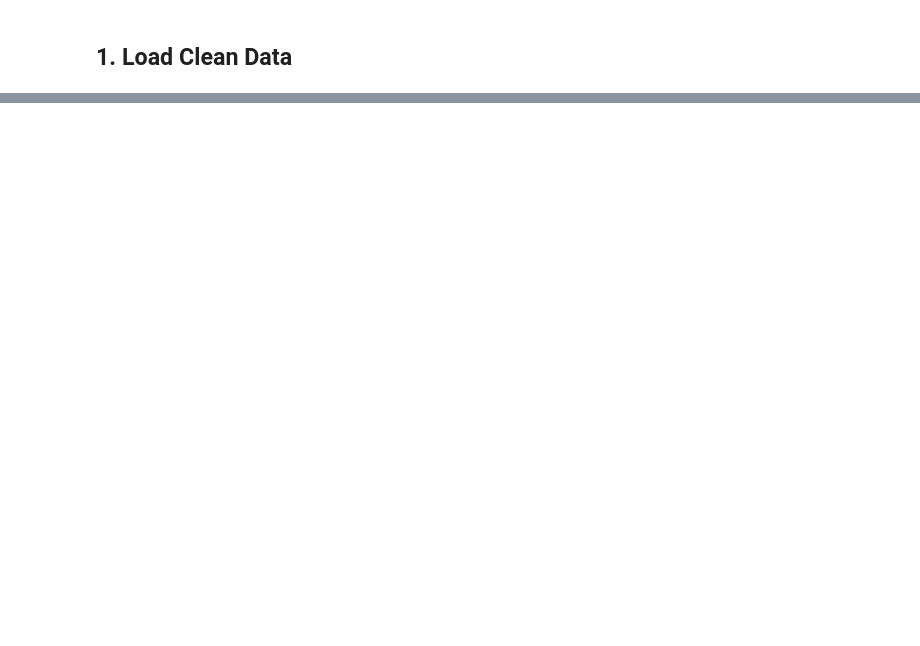
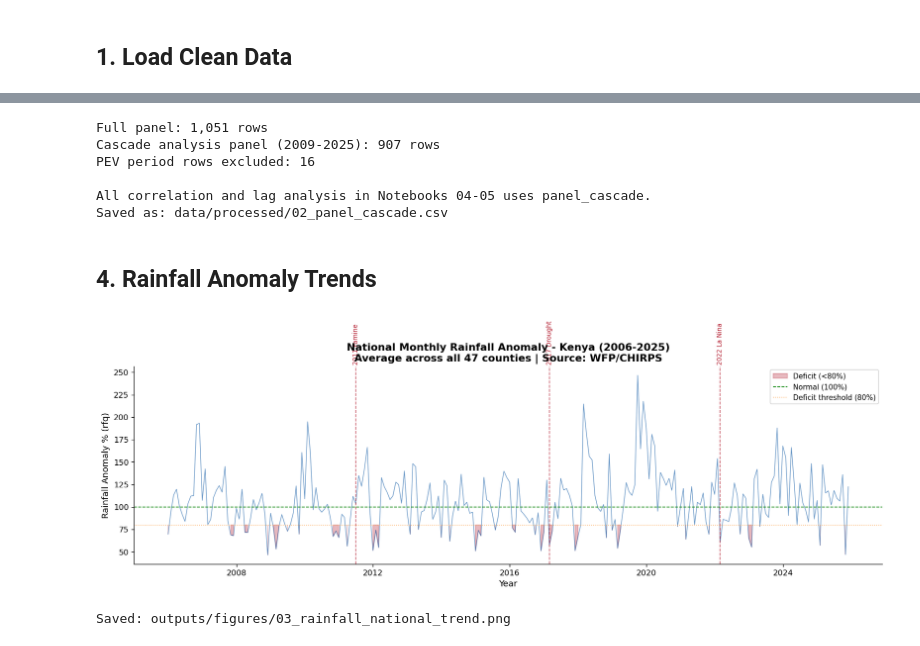
Before and after one commit to MutwiriC/compound-crisis-cascade-kenya, a Jupyter notebook: notebooks/03_eda.ipynb, the cells around one changed output, grey strips where cells are left out. Cells and saved outputs as stored; diff of their text form; code cells hidden in the pictures; blank space fills up the shorter version.

```diff
--- a/notebooks/03_eda.ipynb
+++ b/notebooks/03_eda.ipynb
@@ -852,0 +172,74 @@ Saved: ..\outputs\tables\03_eda_county_summary.csv
+# %%
+# Load raw conflict to disaggregate by event type
+# conf_clean already filtered to political violence types
+# Here we re-read raw to check what event types we have
+
+# Flag 2007-2008 post-election violence period
+# This is a political outlier unrelated to climate cascade
+# Confirmed: Kenya presidential election December 2007, violence January-March 2008
+panel['pev_period'] = (
+    (panel['year_month'] >= '2007-12') &
+    (panel['year_month'] <= '2008-03')
+).astype(int)
+
+# Cascade analysis panel: exclude PEV period
+panel_cascade = panel[
+    (panel['year_month'] >= CASCADE_START) &
+    (panel['year_month'] <= CASCADE_END)
+].copy()
+
+print(f"Full panel: {len(panel):,} rows")
+print(f"Cascade analysis panel (2009-2025): {len(panel_cascade):,} rows")
+print(f"PEV period rows excluded: {panel['pev_period'].sum()}")
+print()
+print("All correlation and lag analysis in Notebooks 04-05 uses panel_cascade.")
+print("Saved as: data/processed/02_panel_cascade.csv")
+panel_cascade.to_csv(os.path.join(CLEAN, '02_panel_cascade.csv'), index=False)
+# %% [output]
+Full panel: 1,051 rows
+Cascade analysis panel (2009-2025): 907 rows
+PEV period rows excluded: 16
+
+All correlation and lag analysis in Notebooks 04-05 uses panel_cascade.
+Saved as: data/processed/02_panel_cascade.csv
+# %% [markdown]
+## 4. Rainfall Anomaly Trends
+# %%
+# National monthly mean rfq
+national_rain = (
+    rain_clean
+    .groupby('year_month')['rfq_mean']
+    .mean()
+    .reset_index()
+)
+national_rain['date'] = pd.to_datetime(national_rain['year_month'])
+
+fig, ax = plt.subplots(figsize=(14, 5))
+ax.plot(national_rain['date'], national_rain['rfq_mean'],
+        color=COLOURS['rainfall'], linewidth=0.8, alpha=0.7)
+ax.fill_between(national_rain['date'], national_rain['rfq_mean'], 80,
+                where=national_rain['rfq_mean'] < 80,
+                color=COLOURS['high_vuln'], alpha=0.3, label='Deficit (<80%)')
+ax.axhline(100, color='green', linestyle='--', linewidth=1, label='Normal (100%)')
+ax.axhline(80,  color=COLOURS['highlight'], linestyle=':', linewidth=1, label='Deficit threshold (80%)')
+
+for ym, label in DROUGHT_YEARS.items():
+    dt = pd.to_datetime(ym)
+    ax.axvline(dt, color=COLOURS['high_vuln'], linestyle='--', linewidth=1, alpha=0.7)
+    ax.text(dt, 260, label, fontsize=8, color=COLOURS['high_vuln'], ha='center', rotation=90)
+
+ax.set_xlabel('Year', fontsize=11)
+ax.set_ylabel('Rainfall Anomaly % (rfq)', fontsize=11)
+ax.set_title(
+    'National Monthly Rainfall Anomaly - Kenya (2006-2025)\n'
+    'Average across all 47 counties | Source: WFP/CHIRPS',
+    fontweight='bold'
+)
+ax.legend(fontsize=9)
+plt.tight_layout()
+plt.savefig(os.path.join(fig_dir, '03_rainfall_national_trend.png'), bbox_inches='tight', dpi=150)
+plt.show()
+print("Saved: outputs/figures/03_rainfall_national_trend.png")
+# %% [output]
+[figure, added]
+Saved: outputs/figures/03_rainfall_national_trend.png
```
Also changed, not shown: parts of 62 cells of this notebook, 1 other file.
